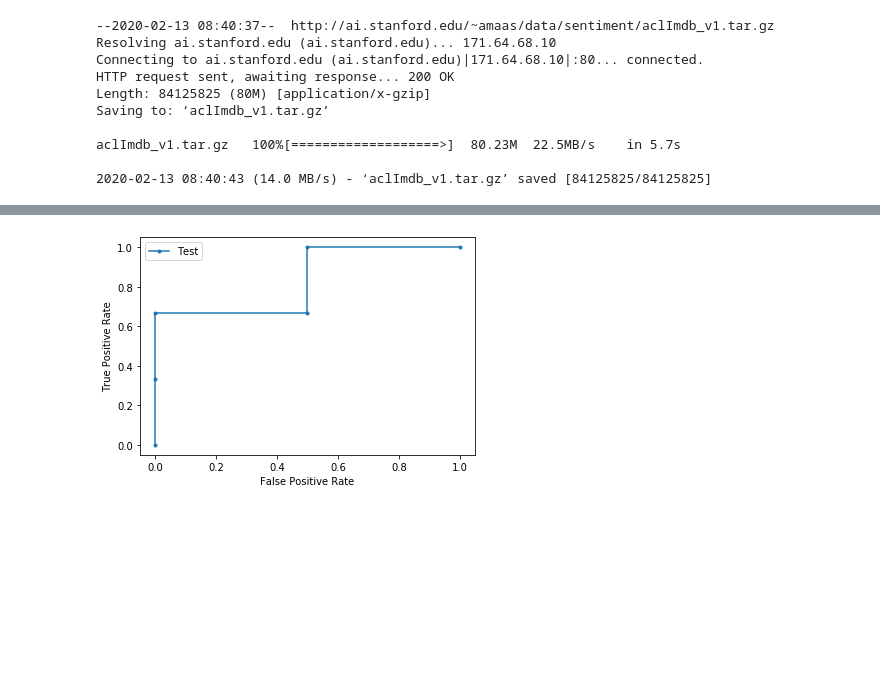
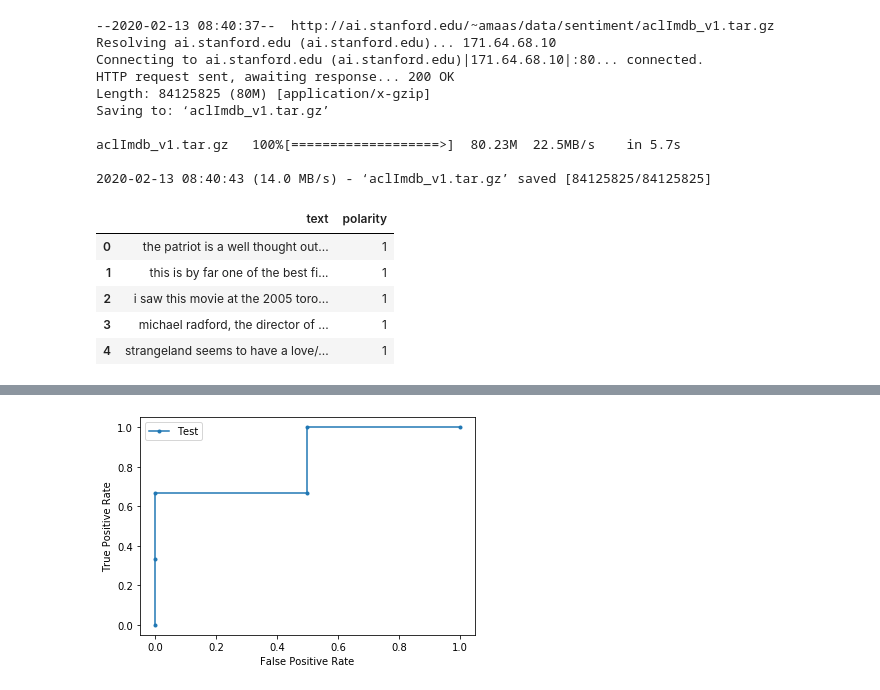
Before and after one commit to MacJei/comp_ling, a Jupyter notebook: ML_hw2.ipynb, the cells around one changed output, grey strips where cells are left out. Cells and saved outputs as stored; diff of their text form; code cells hidden in the pictures; blank space fills up the shorter version.

```diff
--- a/ML_hw2.ipynb
+++ b/ML_hw2.ipynb
@@ -50,0 +56,11 @@ trains_pos = list(train_pos_gen)[0][-1]
+# %%
+test_pos_df = pd.DataFrame(collect_texts(path_test_pos, tests_pos),  columns = ['text'])
+test_pos_df['polarity'] = 1
+test_pos_df.head()
+# %% [output]
+|  | text | polarity |
+| 0 | the patriot is a well thought out... | 1 |
+| 1 | this is by far one of the best fi... | 1 |
+| 2 | i saw this movie at the 2005 toro... | 1 |
+| 3 | michael radford, the director of ... | 1 |
+| 4 | strangeland seems to have a love/... | 1 |
```
Also changed, not shown: parts of 11 cells of this notebook.
